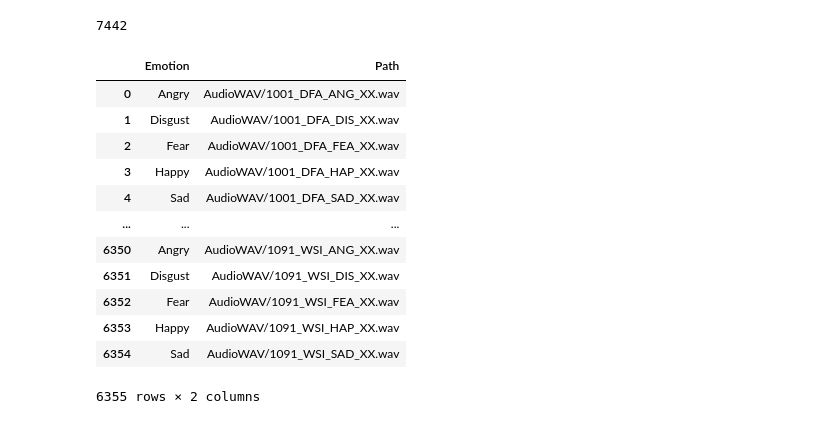
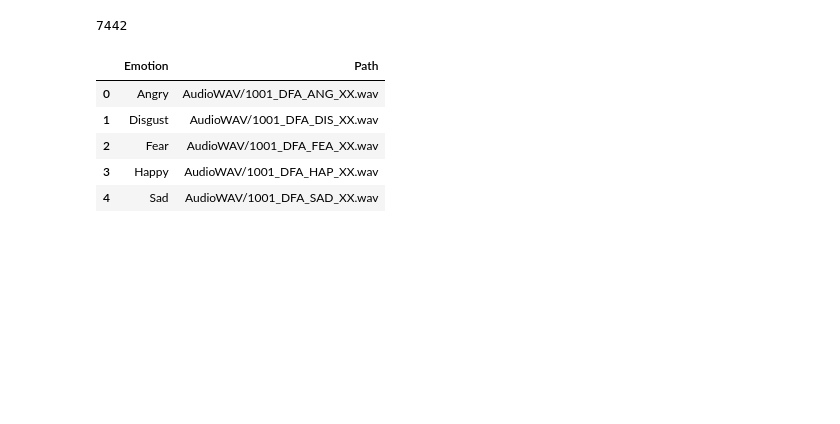
Before and after one commit to prempatell/Audio-Emotion-Detection, a Jupyter notebook: Audio Sentiment Analysis/preprocess.ipynb, the cells around one changed output. Drawn from its saved outputs; the diff is of its cells as text; code cells hidden in the pictures; blank space fills up the shorter version.

```diff
--- a/Audio Sentiment Analysis/preprocess.ipynb
+++ b/Audio Sentiment Analysis/preprocess.ipynb
@@ -289,19 +188,12 @@ df = pd.DataFrame({'Emotion': emotion,
 # %%
 feature_df=pd.DataFrame({"Feature":feature})
 # %%
-df
+df.head()
 # %% [output]
 |  | Emotion | Path |
 | 0 | Angry | AudioWAV/1001_DFA_ANG_XX.wav |
 | 1 | Disgust | AudioWAV/1001_DFA_DIS_XX.wav |
 | 2 | Fear | AudioWAV/1001_DFA_FEA_XX.wav |
 | 3 | Happy | AudioWAV/1001_DFA_HAP_XX.wav |
 | 4 | Sad | AudioWAV/1001_DFA_SAD_XX.wav |
-| ... | ... | ... |
-| 6350 | Angry | AudioWAV/1091_WSI_ANG_XX.wav |
-| 6351 | Disgust | AudioWAV/1091_WSI_DIS_XX.wav |
-| 6352 | Fear | AudioWAV/1091_WSI_FEA_XX.wav |
-| 6353 | Happy | AudioWAV/1091_WSI_HAP_XX.wav |
-| 6354 | Sad | AudioWAV/1091_WSI_SAD_XX.wav |
-6355 rows × 2 columns
 # %%
```
Also changed, not shown: parts of 19 cells of this notebook.
